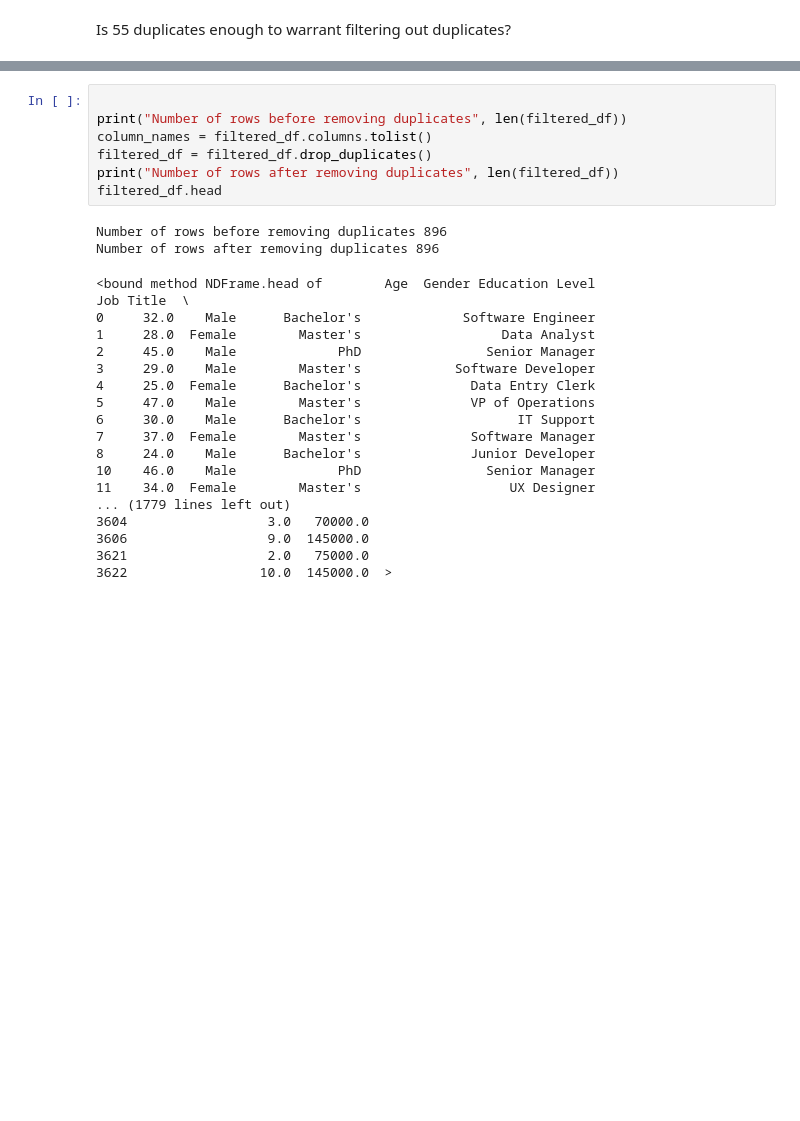
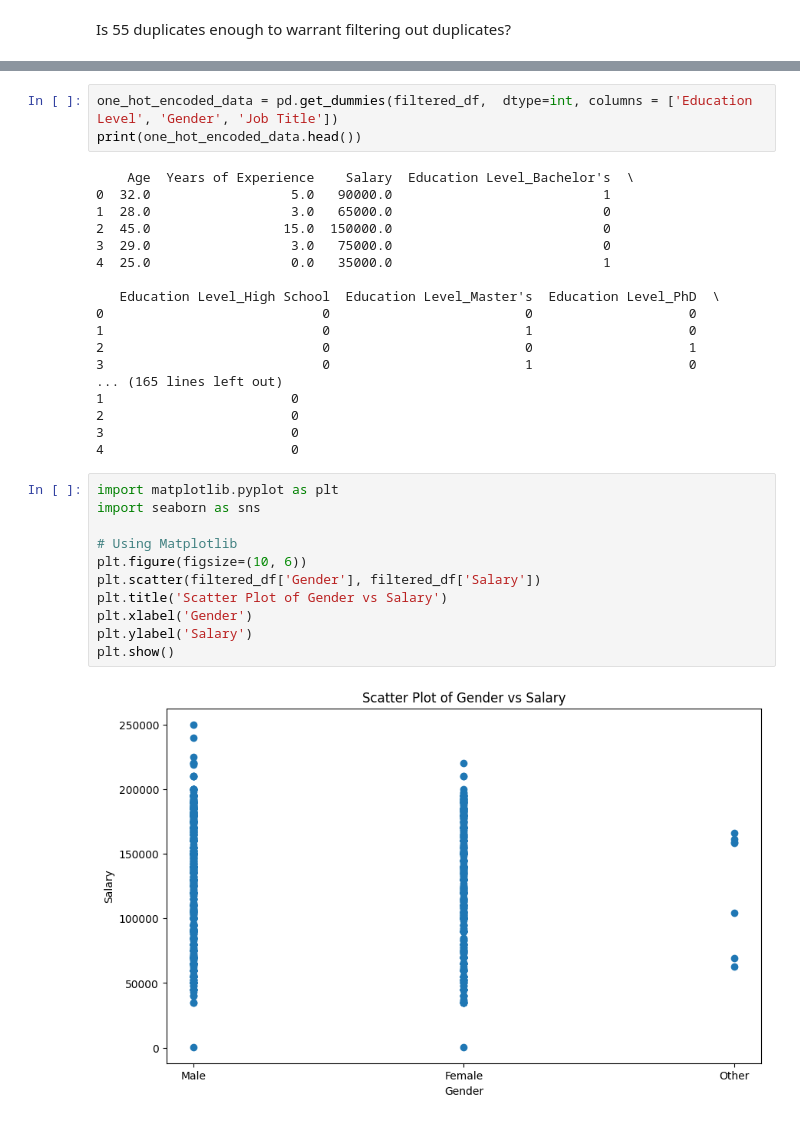
Before and after one commit to JackVacek/AI4ALL, a Jupyter notebook: Preprocessing.ipynb, the cells around one changed output, grey strips where cells are left out. Saved outputs shown, nothing was run; the diff lists cells and outputs as text; blank space fills up the shorter version.

```diff
--- a/Preprocessing.ipynb
+++ b/Preprocessing.ipynb
@@ -356,27 +341,34 @@ BYE
 # %%
-
-print("Number of rows before removing duplicates", len(filtered_df))
-column_names = filtered_df.columns.tolist()
-filtered_df = filtered_df.drop_duplicates()
-print("Number of rows after removing duplicates", len(filtered_df))
-filtered_df.head
+one_hot_encoded_data = pd.get_dummies(filtered_df,  dtype=int, columns = ['Education Level', 'Gender', 'Job Title'])
+print(one_hot_encoded_data.head())
 # %% [output]
-Number of rows before removing duplicates 896
-Number of rows after removing duplicates 896
+    Age  Years of Experience    Salary  Education Level_Bachelor's  \
+0  32.0                  5.0   90000.0                           1
+1  28.0                  3.0   65000.0                           0
+2  45.0                 15.0  150000.0                           0
+3  29.0                  3.0   75000.0                           0
+4  25.0                  0.0   35000.0                           1
+
+   Education Level_High School  Education Level_Master's  Education Level_PhD  \
+0                            0                         0                    0
+1                            0                         1                    0
+2                            0                         0                    1
+3                            0                         1                    0
+... (165 lines left out)
+1                        0
+2                        0
+3                        0
+4                        0
-<bound method NDFrame.head of        Age  Gender Education Level                     Job Title  \
-0     32.0    Male      Bachelor's             Software Engineer
-1     28.0  Female        Master's                  Data Analyst
-2     45.0    Male             PhD                Senior Manager
-3     29.0    Male        Master's            Software Developer
-4     25.0  Female      Bachelor's              Data Entry Clerk
-5     47.0    Male        Master's              VP of Operations
-6     30.0    Male      Bachelor's                    IT Support
-7     37.0  Female        Master's              Software Manager
-8     24.0    Male      Bachelor's              Junior Developer
-10    46.0    Male             PhD                Senior Manager
-11    34.0  Female        Master's                   UX Designer
-... (1779 lines left out)
-3604                  3.0   70000.0
-3606                  9.0  145000.0
-3621                  2.0   75000.0
-3622                 10.0  145000.0  >
+# %%
+import matplotlib.pyplot as plt
+import seaborn as sns
+
+# Using Matplotlib
+plt.figure(figsize=(10, 6))
+plt.scatter(filtered_df['Gender'], filtered_df['Salary'])
+plt.title('Scatter Plot of Gender vs Salary')
+plt.xlabel('Gender')
+plt.ylabel('Salary')
+plt.show()
+# %% [output]
+[figure, added]
```
Also changed, not shown: parts of 12 cells of this notebook.
